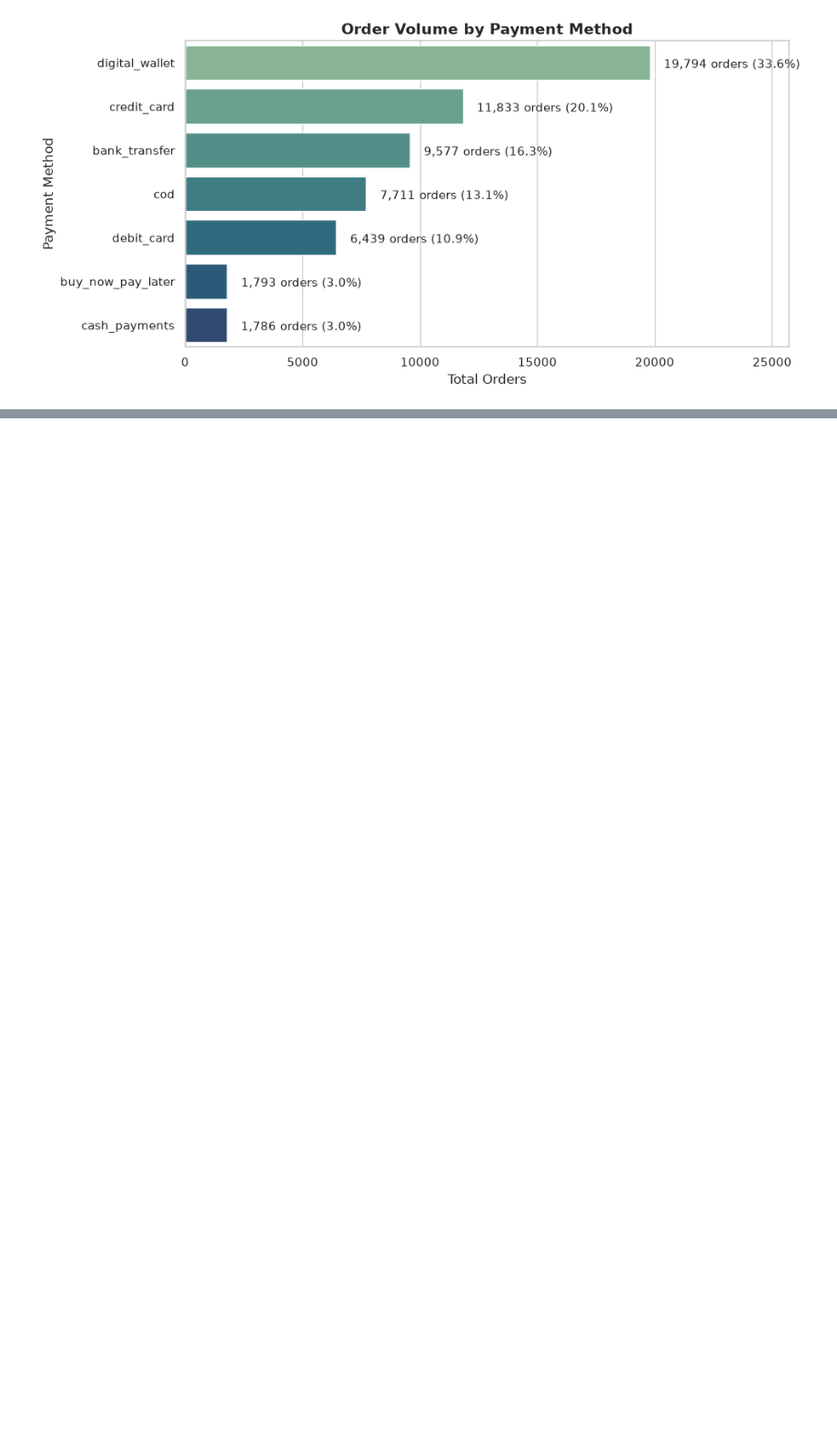
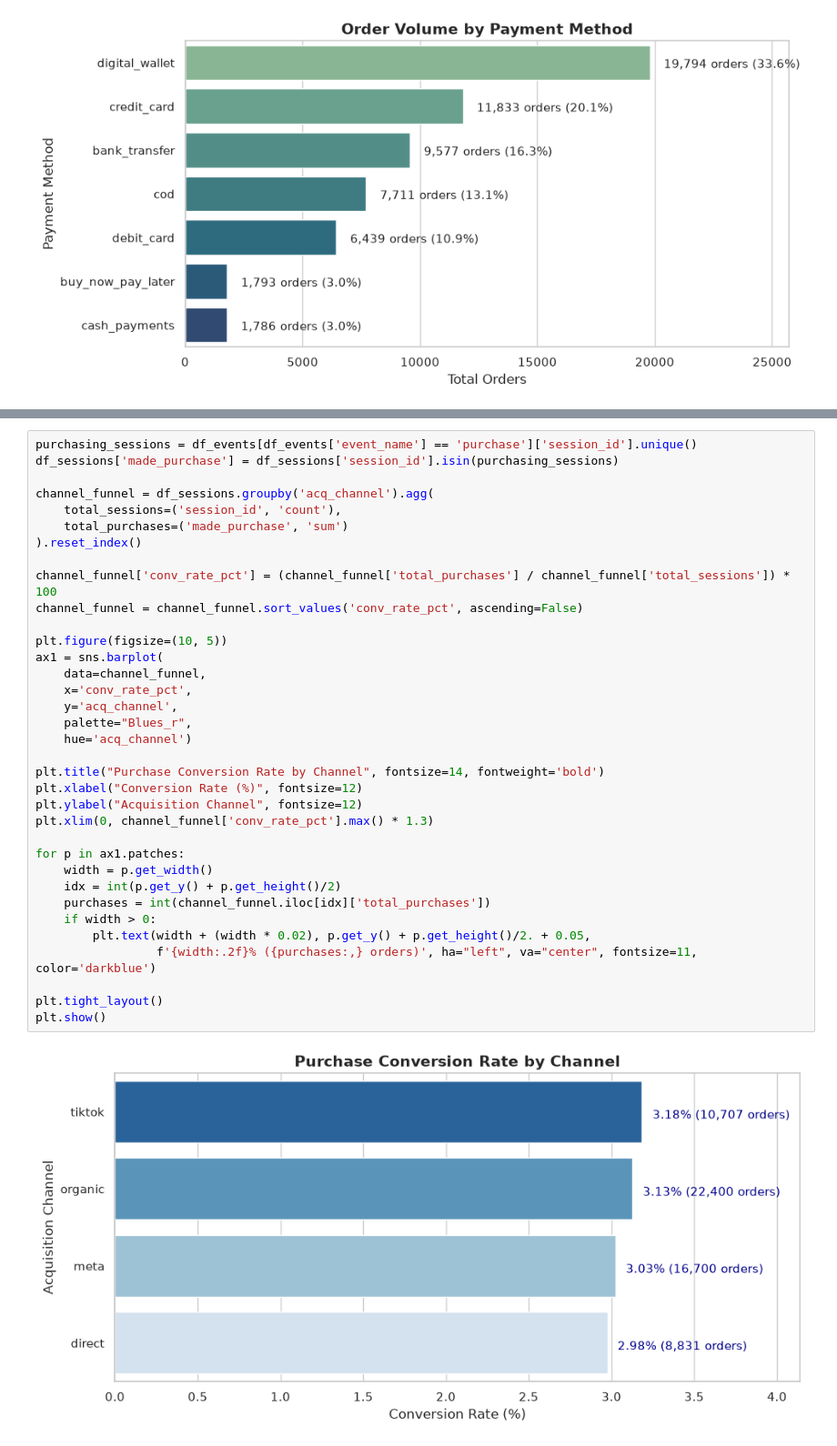
Before and after one commit to ruicchi/ph-ecommerce-data-simulator, a Jupyter notebook: exploratory_data_analysis.ipynb, the cells around one changed output, grey strips where cells are left out. Shown at 91% size. Saved outputs shown, nothing was run; the diff lists cells and outputs as text; blank space fills up the shorter version.

```diff
--- a/exploratory_data_analysis.ipynb
+++ b/exploratory_data_analysis.ipynb
@@ -353,0 +354,37 @@ Affected OS Platforms: ['android']
+# %%
+purchasing_sessions = df_events[df_events['event_name'] == 'purchase']['session_id'].unique()
+df_sessions['made_purchase'] = df_sessions['session_id'].isin(purchasing_sessions)
+
+channel_funnel = df_sessions.groupby('acq_channel').agg(
+    total_sessions=('session_id', 'count'),
+    total_purchases=('made_purchase', 'sum')
+).reset_index()
+
+channel_funnel['conv_rate_pct'] = (channel_funnel['total_purchases'] / channel_funnel['total_sessions']) * 100
+channel_funnel = channel_funnel.sort_values('conv_rate_pct', ascending=False)
+
+plt.figure(figsize=(10, 5))
+ax1 = sns.barplot(
+    data=channel_funnel,
+    x='conv_rate_pct',
+    y='acq_channel',
+    palette="Blues_r",
+    hue='acq_channel')
+
+plt.title("Purchase Conversion Rate by Channel", fontsize=14, fontweight='bold')
+plt.xlabel("Conversion Rate (%)", fontsize=12)
+plt.ylabel("Acquisition Channel", fontsize=12)
+plt.xlim(0, channel_funnel['conv_rate_pct'].max() * 1.3)
+
+for p in ax1.patches:
+    width = p.get_width()
+    idx = int(p.get_y() + p.get_height()/2)
+    purchases = int(channel_funnel.iloc[idx]['total_purchases'])
+    if width > 0:
+        plt.text(width + (width * 0.02), p.get_y() + p.get_height()/2. + 0.05,
+                 f'{width:.2f}% ({purchases:,} orders)', ha="left", va="center", fontsize=11, color='darkblue')
+
+plt.tight_layout()
+plt.show()
+# %% [output]
+[figure, added]
```
Also changed, not shown: parts of 5 cells of this notebook.
